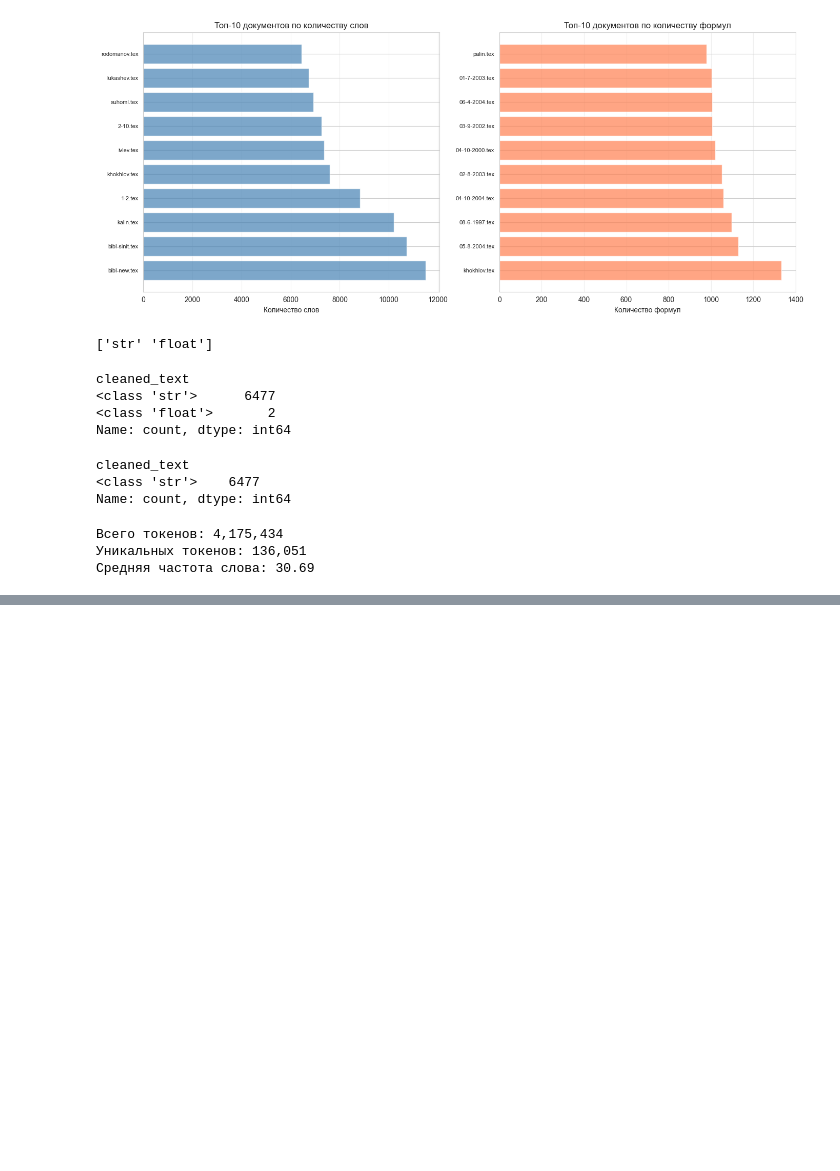
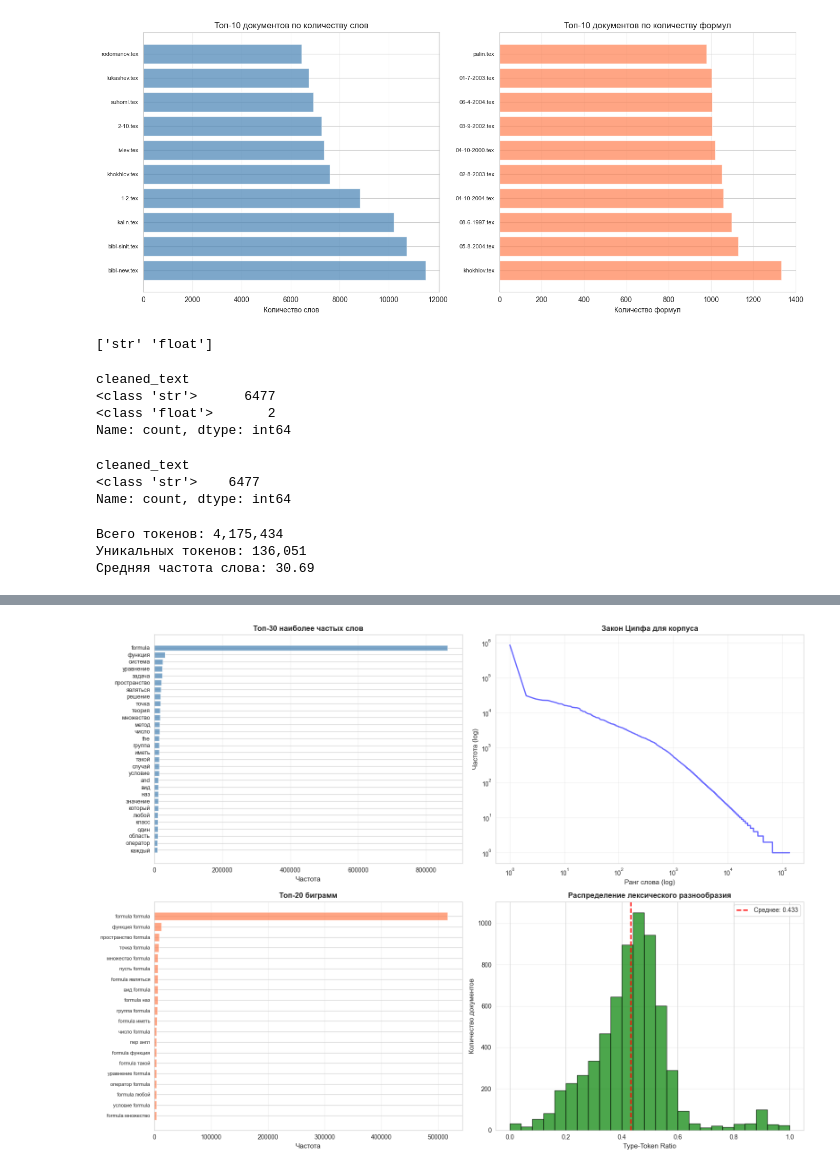
Before and after one commit to AnastasiyaMartynova/graduation_thesis, a Jupyter notebook: main.ipynb, the cells around one changed output, grey strips where cells are left out. Saved outputs shown, nothing was run; the diff lists cells and outputs as text; code cells hidden in the pictures; blank space fills up the shorter version.

Commit message:
Data analysis

```diff
--- a/main.ipynb
+++ b/main.ipynb
@@ -552,0 +562,6 @@ for word, count in top_words[:20]:
+# %%
+bigrams = get_ngrams(df_cleaned['tokens'], n=2)
+print(f"Найдено уникальных биграмм: {len(bigrams)}")
+print(f"Топ-15 биграмм:")
+for bigram, count in bigrams.most_common(15):
+    print(f"  {bigram:30s} {count:4d}")
@@ -552,0 +610,12 @@ for word, count in top_words[:20]:
+# %%
+# Анализ разнообразия лексики
+# Type-Token Ratio (TTR)
+ttr_scores = []
+for tokens in df_cleaned['tokens']:
+    if len(tokens) > 0:
+        ttr = len(set(tokens)) / len(tokens)
+        ttr_scores.append(ttr)
+    else:
+        ttr_scores.append(0)
+
+df_cleaned['ttr'] = ttr_scores
@@ -552,0 +632,75 @@ for word, count in top_words[:20]:
+# %%
+# Визуализации
+# Частотность слов
+fig, axes = plt.subplots(2, 2, figsize=(16, 12))
+
+# 1. Топ-30 слов
+ax1 = axes[0, 0]
+top_30_words = word_freq.most_common(30)
+words, counts = zip(*top_30_words)
+ax1.barh(range(len(words)), counts, color='steelblue', alpha=0.7)
+ax1.set_yticks(range(len(words)))
+ax1.set_yticklabels(words, fontsize=9)
+ax1.set_xlabel('Частота', fontsize=11)
+ax1.set_title('Топ-30 наиболее частых слов', fontsize=12, fontweight='bold')
+ax1.invert_yaxis()
+ax1.grid(axis='x', alpha=0.3)
+
+# Распределение частоты слов (Закон Ципфа)
+ax2 = axes[0, 1]
+frequencies = sorted(word_freq.values(), reverse=True)
+ranks = range(1, len(frequencies) + 1)
+ax2.loglog(ranks, frequencies, 'b-', alpha=0.6, linewidth=2)
+ax2.set_xlabel('Ранг слова (log)', fontsize=11)
+ax2.set_ylabel('Частота (log)', fontsize=11)
+ax2.set_title('Закон Ципфа для корпуса', fontsize=12, fontweight='bold')
+ax2.grid(True, alpha=0.3)
+
+# Топ-20 биграмм
+ax3 = axes[1, 0]
+top_20_bigrams = bigrams.most_common(20)
+bigrams_text, bigrams_counts = zip(*top_20_bigrams)
+ax3.barh(range(len(bigrams_text)), bigrams_counts, color='coral', alpha=0.7)
+ax3.set_yticks(range(len(bigrams_text)))
+ax3.set_yticklabels([bg[:25] for bg in bigrams_text], fontsize=8)
+ax3.set_xlabel('Частота', fontsize=11)
+ax3.set_title('Топ-20 биграмм', fontsize=12, fontweight='bold')
+ax3.invert_yaxis()
+ax3.grid(axis='x', alpha=0.3)
+
+# Type-Token Ratio
+ax4 = axes[1, 1]
+ax4.hist(ttr_scores, bins=25, color='green', alpha=0.7, edgecolor='black')
+ax4.axvline(np.mean(ttr_scores), color='red', linestyle='--', linewidth=2, label=f'Среднее: {np.mean(ttr_scores):.3f}')
+ax4.set_xlabel('Type-Token Ratio', fontsize=11)
+ax4.set_ylabel('Количество документов', fontsize=11)
+ax4.set_title('Распределение лексического разнообразия', fontsize=12, fontweight='bold')
+ax4.legend(fontsize=10)
+ax4.grid(axis='y', alpha=0.3)
+
+plt.tight_layout()
+plt.savefig('advanced_corpus_analysis.png', dpi=300, bbox_inches='tight')
+print("Визуализация сохранена: 'advanced_corpus_analysis.png'")
+
+# Длина документов
+fig, axes = plt.subplots(1, 2, figsize=(14, 5))
+
+ax1 = axes[0]
+ax1.scatter(df_cleaned['token_count'], df_cleaned['ttr'], alpha=0.6, s=100, color='purple')
+ax1.set_xlabel('Количество токенов', fontsize=11)
+ax1.set_ylabel('Type-Token Ratio', fontsize=11)
+ax1.set_title('Зависимость TTR от длины документа', fontsize=12, fontweight='bold')
+ax1.grid(True, alpha=0.3)
+
+ax2 = axes[1]
+ax2.boxplot([df_cleaned['token_count']], vert=True, patch_artist=True,
+            boxprops=dict(facecolor='lightblue', alpha=0.7),
+            medianprops=dict(color='red', linewidth=2))
+ax2.set_ylabel('Количество токенов', fontsize=11)
+ax2.set_title('Распределение длины документов', fontsize=12, fontweight='bold')
+ax2.grid(axis='y', alpha=0.3)
+
+plt.tight_layout()
+plt.savefig('document_length_analysis.png', dpi=300, bbox_inches='tight')
+print("Визуализация сохранена: 'document_length_analysis.png'")
+# %% [output]
@@ -552,0 +709 @@ for word, count in top_words[:20]:
+[figure, added]
```
Also changed, not shown: parts of 6 cells of this notebook, 2 other files.
